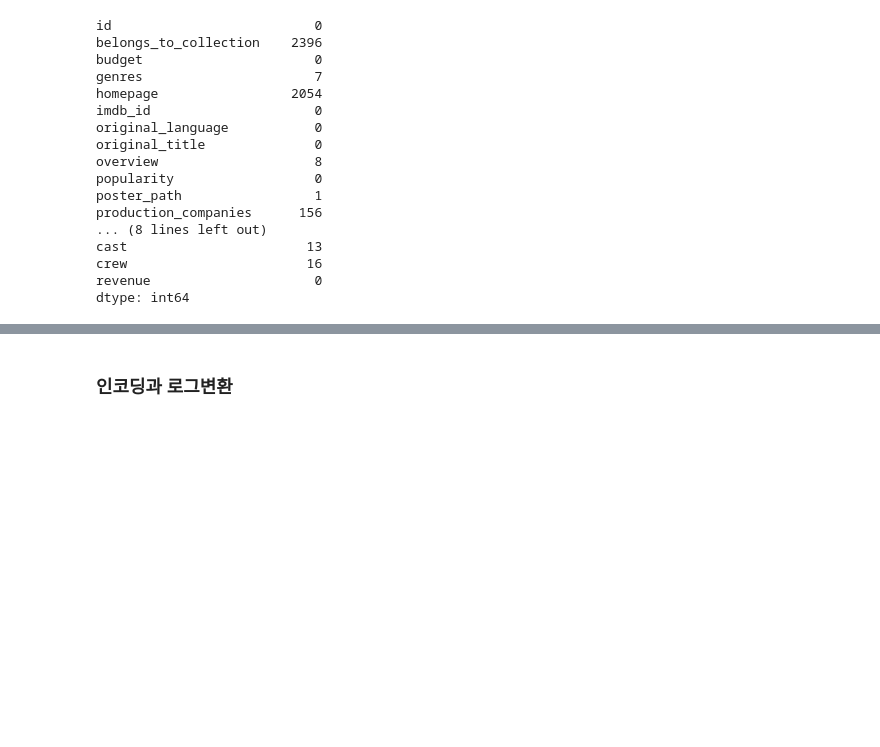
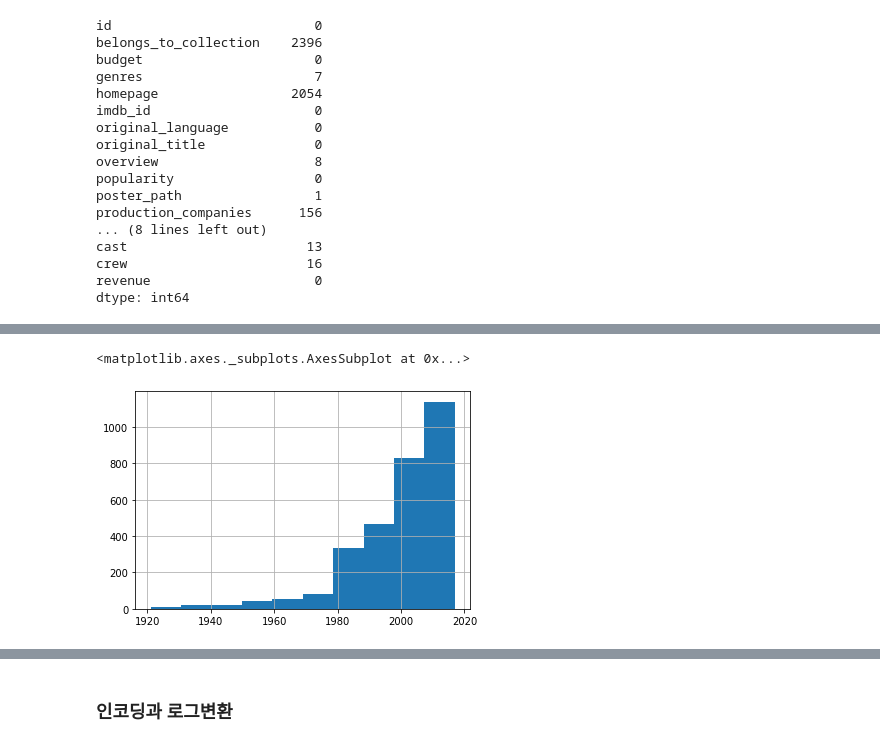
Before and after one commit to givemetarte/superhotpot, a Jupyter notebook: CUAI/2020_1학기_머신러닝완벽가이드/머신러닝_팀플_Box_office_revenue_prediction.ipynb, the cells around one changed output, grey strips where cells are left out. Saved outputs shown, nothing was run; the diff lists cells and outputs as text; code cells hidden in the pictures; blank space fills up the shorter version.

```diff
--- a/CUAI/2020_1학기_머신러닝완벽가이드/머신러닝_팀플_Box_office_revenue_prediction.ipynb
+++ b/CUAI/2020_1학기_머신러닝완벽가이드/머신러닝_팀플_Box_office_revenue_prediction.ipynb
@@ -92,3 +94,5 @@ movie_df.head()
 | 2 | NaN | 3300000 | [{'id': 18, 'name': 'Drama'}] | en | 64.299990 | [{'name': 'Bold Films', 'id': 226... | ... |
 | 3 | NaN | 1200000 | [{'id': 53, 'name': 'Thriller'}, ... | hi | 3.174936 | NaN | ... |
 | 4 | NaN | 0 | [{'id': 28, 'name': 'Action'}, {'... | ko | 1.148070 | NaN | ... |
+# %%
+movie_df.drop('belongs_to_collection',1, inplace=True)
@@ -94,0 +114,13 @@ movie_df.head()
+# %%
+def get_year(x):
+    year = x.split('/')[2]
+    if int(year) >= 19:
+        return int(year) + 1900
+    else:
+        return int(year) + 2000
+
+def get_month(x):
+    month = x.split('/')[0]
+    return int(month)
+# %%
+movie_df['year'] = movie_df['release_date'].apply(lambda x: get_year(x))
@@ -94,0 +141,3 @@ movie_df.head()
+# %%
+movie_df['month'] = movie_df['release_date'].apply(lambda x: get_month(x))
+movie_df['month'].head()
@@ -94,0 +163,5 @@ movie_df.head()
+# %%
+movie_df['year'].hist() # 시간이 지날수록 점점 더 증가함
+# %% [output]
+<matplotlib.axes._subplots.AxesSubplot at 0x...>
+[figure, added]
```
Also changed, not shown: parts of 20 cells of this notebook.
